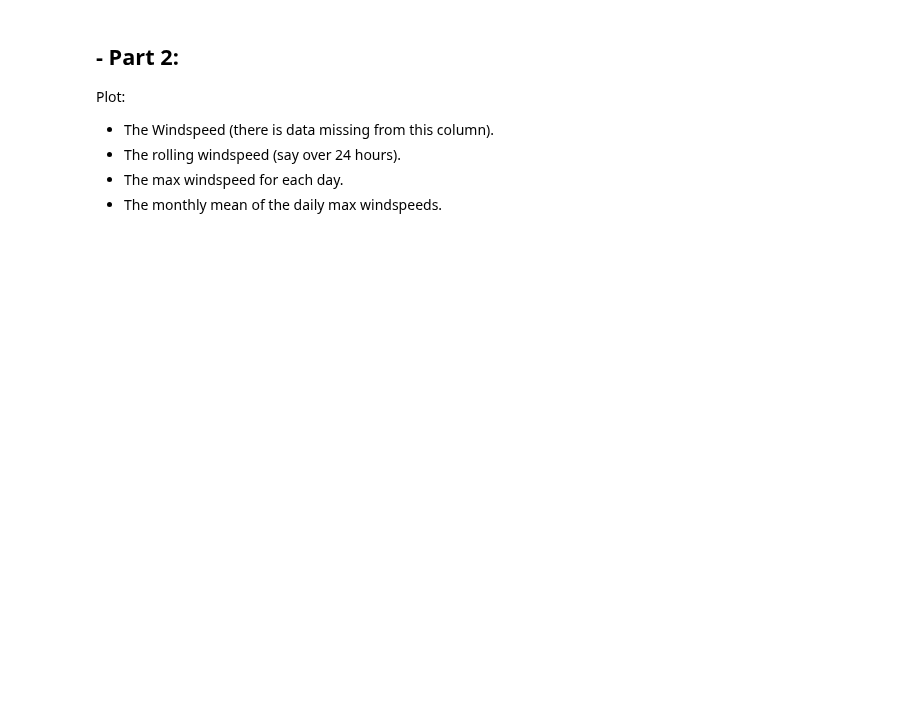
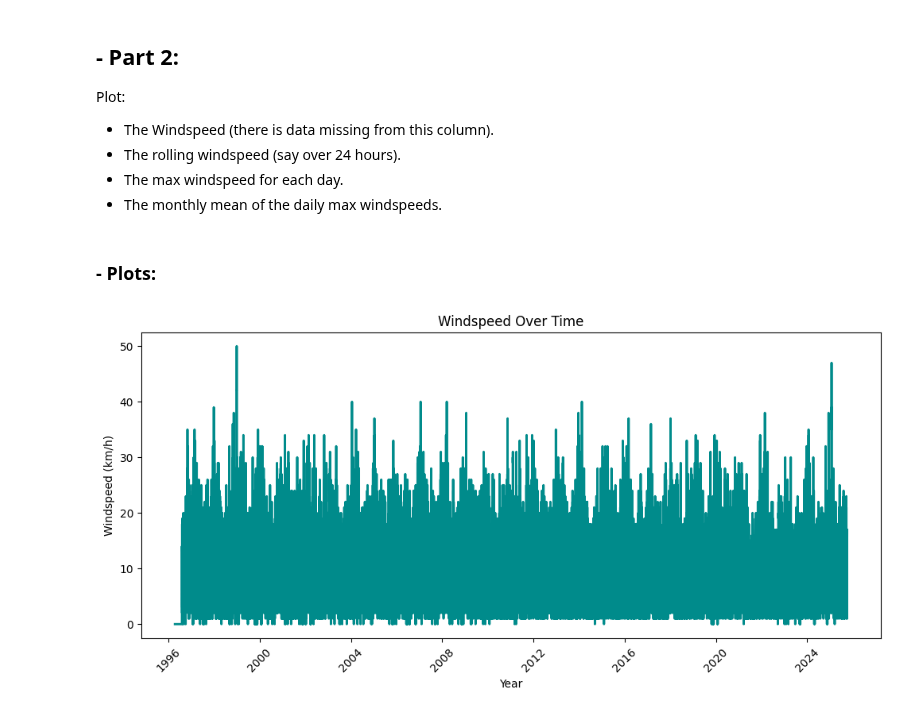
Before and after one commit to elainecazetta/programming-for-data-analytics, a Jupyter notebook: assignments/assignment06-weather.ipynb, the cells around one changed output. Saved outputs shown, nothing was run; the diff lists cells and outputs as text; code cells hidden in the pictures; blank space fills up the shorter version.

```diff
--- a/assignments/assignment06-weather.ipynb
+++ b/assignments/assignment06-weather.ipynb
@@ -117,3 +123,30 @@ Plot:
 - The rolling windspeed (say over 24 hours).
 - The max windspeed for each day.
 - The monthly mean of the daily max windspeeds.
+# %% [markdown]
+### - Plots:
+# %%
+# Windspeed Plot
+
+# Resources:
+# OpenAI
+
+# Make a copy of date + wdsp
+df_wdsp = df[['date', 'wdsp']].copy()
+
+# Convert to numeric, invalid values become NaN
+df_wdsp['wdsp'] = pd.to_numeric(df_wdsp['wdsp'], errors='coerce')
+
+# Remove missing values
+df_wdsp = df_wdsp.dropna()
+
+# Plot
+plt.figure(figsize=(12,5))
+sns.lineplot(data=df_wdsp, x='date', y='wdsp', color='darkcyan', linewidth=2)
+plt.title('Windspeed Over Time')
+plt.xlabel('Year')
+plt.ylabel('Windspeed (km/h)')
+plt.xticks(rotation=45)
+plt.show()
+# %% [output]
+[figure, added]
```
Also changed, not shown: parts of 8 cells of this notebook.
